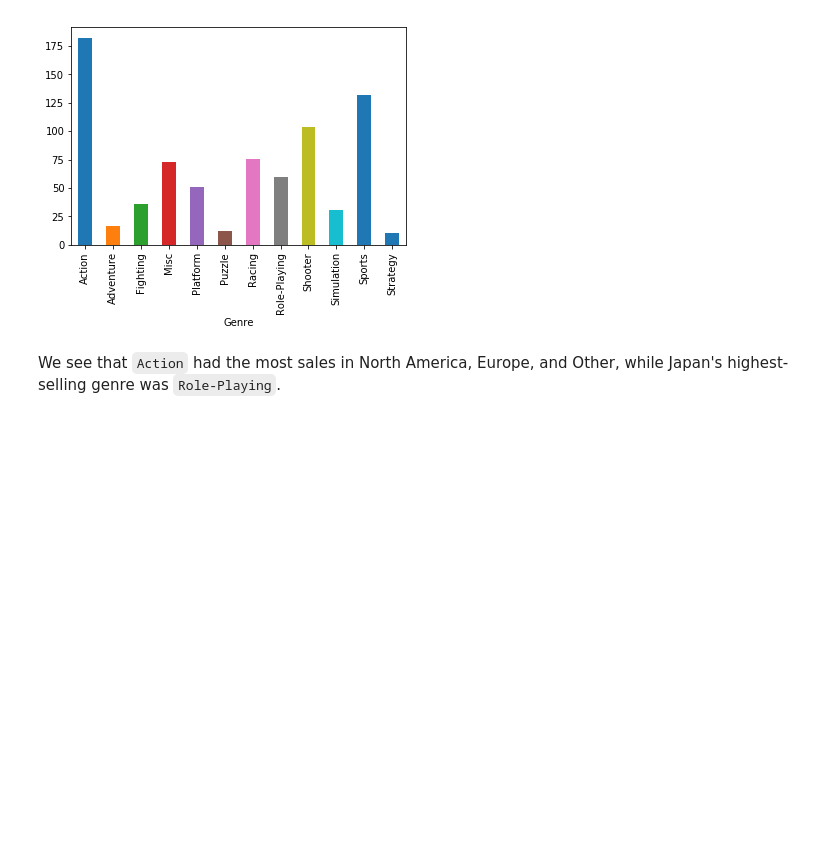
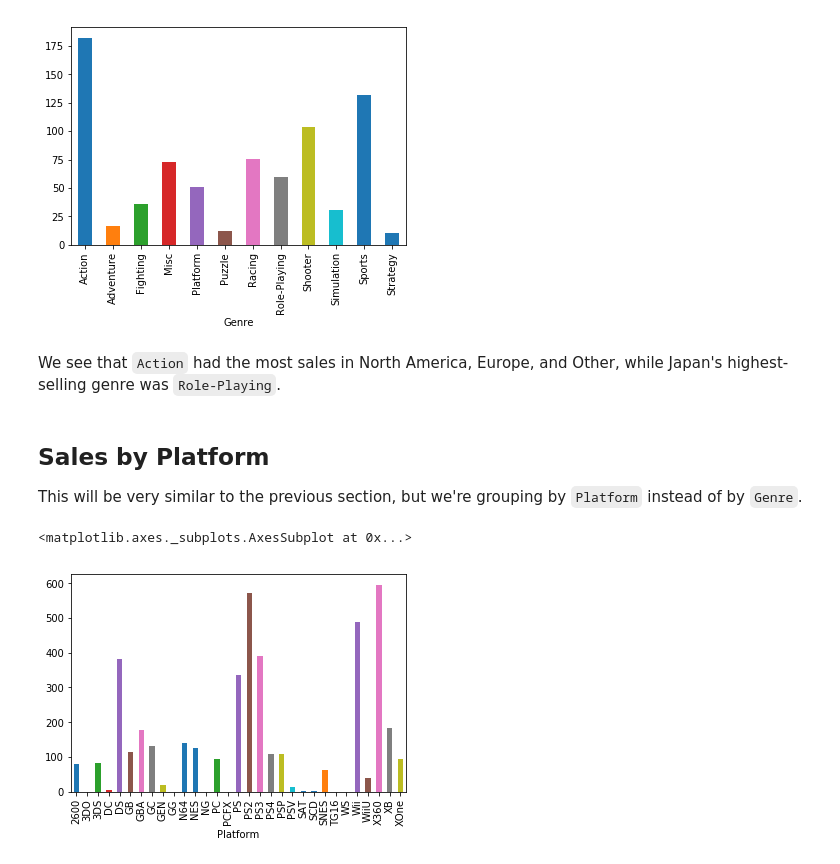
Before and after one commit to NicholasCrossman/python-game-sales-data-cleaning, a Jupyter notebook: game-sales-data-analysis.ipynb, the cells around one changed output. Saved outputs shown, nothing was run; the diff lists cells and outputs as text; code cells hidden in the pictures; blank space fills up the shorter version.

Commit message:
Initial Sales by Platform implementation.

```diff
--- a/game-sales-data-analysis.ipynb
+++ b/game-sales-data-analysis.ipynb
@@ -126,3 +126,13 @@ other_sales.plot.bar()
 [figure]
 # %% [markdown]
 We see that `Action` had the most sales in North America, Europe, and Other, while Japan's highest-selling genre was `Role-Playing`.
+# %% [markdown]
+## Sales by Platform
+
+This will be very similar to the previous section, but we're grouping by `Platform` instead of by `Genre`.
+# %%
+na_sales_platform = data.groupby('Platform')['NA_Sales'].sum()
+na_sales_platform.plot.bar()
+# %% [output]
+<matplotlib.axes._subplots.AxesSubplot at 0x...>
+[figure, added]
```
Also changed, not shown: parts of 5 cells of this notebook.
